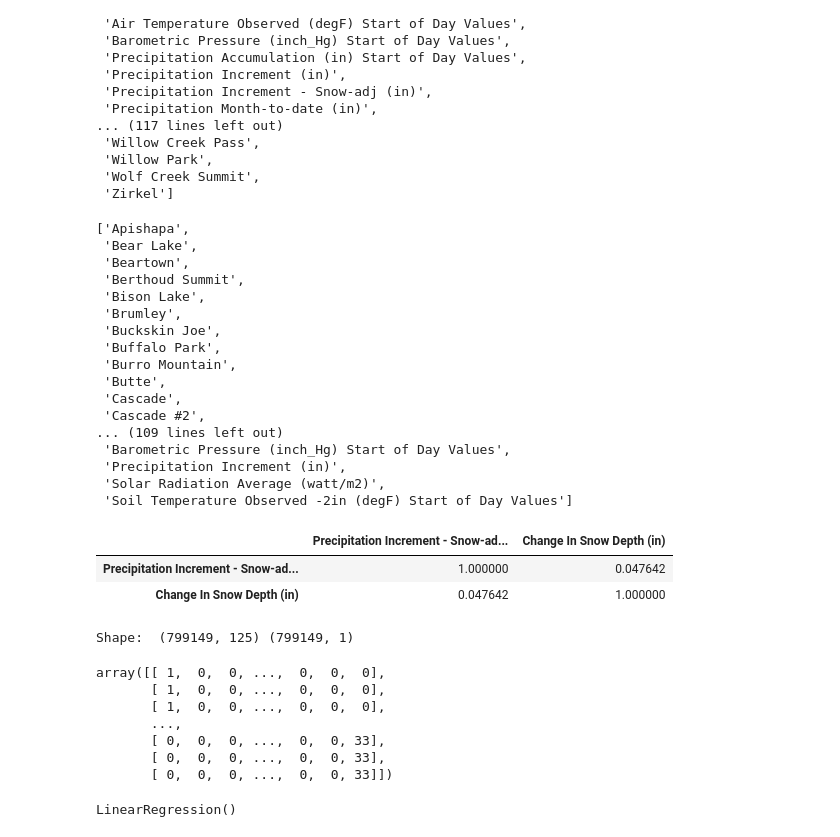
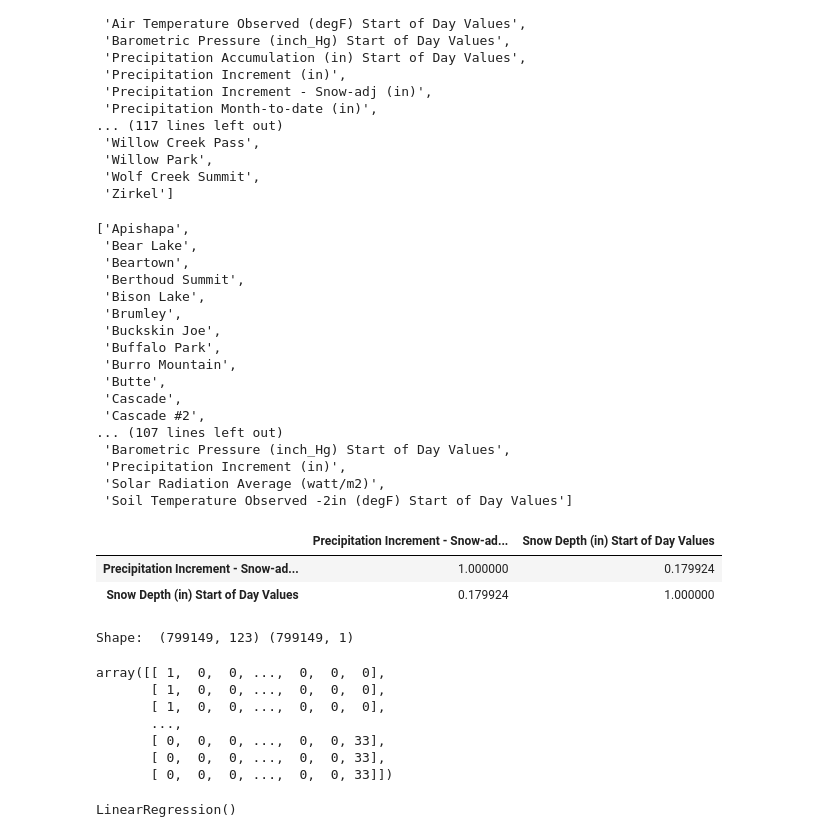
Before and after one commit to MtSopris/Snow_Predictor, a Jupyter notebook: static/py/model_LineRegress_exp.ipynb, the cells around one changed output. Saved outputs shown, nothing was run; the diff lists cells and outputs as text; code cells hidden in the pictures.

Commit message:
changes to model_LineRegress_exp.ipynb testing snow depth in place of snow fall

```diff
--- a/static/py/model_LineRegress_exp.ipynb
+++ b/static/py/model_LineRegress_exp.ipynb
@@ -143,9 +143,9 @@ station_list=list(df['Station Name'].unique())
 # county_list=[]
 features_list=station_list+['Date',
  'Station Id',
- 'Snow Water Equivalent (in) Start of Day Values',
- 'Change In Snow Water Equivalent (in)',
- 'Snow Depth (in) Start of Day Values',
+#  'Snow Water Equivalent (in) Start of Day Values',
+#  'Change In Snow Water Equivalent (in)',
+ 'Change In Snow Depth (in)',
  'Air Temperature Observed (degF) Start of Day Values',
  'Barometric Pressure (inch_Hg) Start of Day Values',
 #  'Precipitation Accumulation (in) Start of Day Values',
@@ -288,17 +288,17 @@ features_list
  'Butte',
  'Cascade',
  'Cascade #2',
-... (109 lines left out)
+... (107 lines left out)
  'Barometric Pressure (inch_Hg) Start of Day Values',
  'Precipitation Increment (in)',
  'Solar Radiation Average (watt/m2)',
  'Soil Temperature Observed -2in (degF) Start of Day Values']
 # %%
-df[['Precipitation Increment - Snow-adj (in)', 'Change In Snow Depth (in)']].corr()
+df[['Precipitation Increment - Snow-adj (in)', 'Snow Depth (in) Start of Day Values',]].corr()
 # %% [output]
-|  | Precipitation Increment - Snow-ad... | Change In Snow Depth (in) |
-| Precipitation Increment - Snow-ad... | 1.000000 | 0.047642 |
-| Change In Snow Depth (in) | 0.047642 | 1.000000 |
+|  | Precipitation Increment - Snow-ad... | Snow Depth (in) Start of Day Values |
+| Precipitation Increment - Snow-ad... | 1.000000 | 0.179924 |
+| Snow Depth (in) Start of Day Values | 0.179924 | 1.000000 |
 # %%
 # Assign the data to X and y
 # Note: Sklearn requires a two-dimensional array of values
@@ -306,7 +306,7 @@ df[['Precipitation Increment - Snow-adj (in)', 'Change In Snow Depth (in)']].cor
 
 # y = clean_df.loc[:20000, 'Change In Snow Depth (in)'].values.reshape(-1, 1)
 
-y = data_df['Change In Snow Depth (in)'].values.reshape(-1, 1)
+y = data_df['Snow Depth (in) Start of Day Values'].values.reshape(-1, 1)
 # test_df['Date']=test_df['Date'].astype('int')
 # pd.get_dummies(#.values.reshape(-1, 1)
 X=data_df[features_list].astype('int').values.reshape(-1, len(features_list))
@@ -315,7 +315,7 @@ X=data_df[features_list].astype('int').values.reshape(-1, len(features_list))
 print("Shape: ", X.shape, y.shape)
 X
 # %% [output]
-Shape:  (799149, 125) (799149, 1)
+Shape:  (799149, 123) (799149, 1)
 array([[ 1,  0,  0, ...,  0,  0,  0],
        [ 1,  0,  0, ...,  0,  0,  0],
        [ 1,  0,  0, ...,  0,  0,  0],
```
Also changed, not shown: parts of 3 cells of this notebook, 2 other files.
